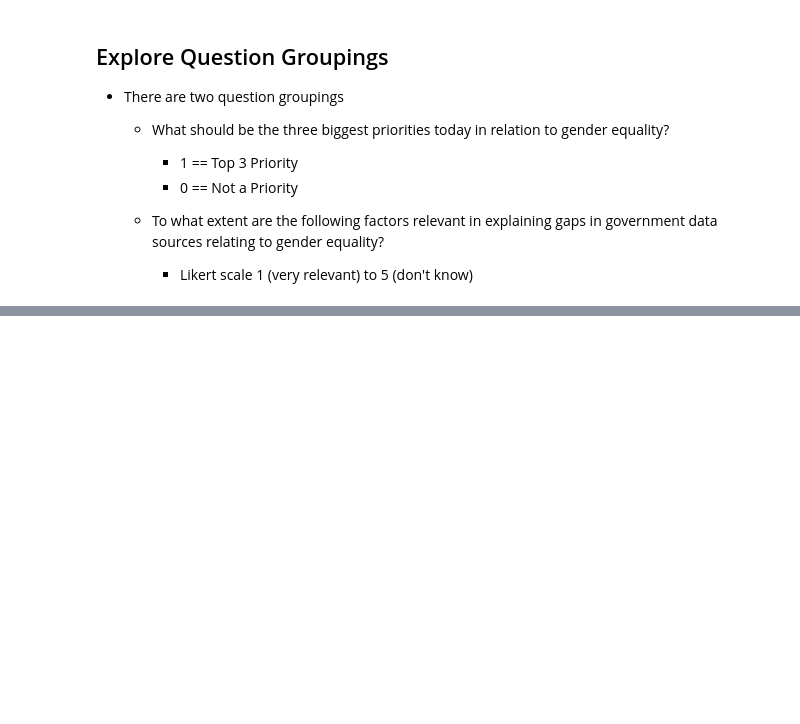
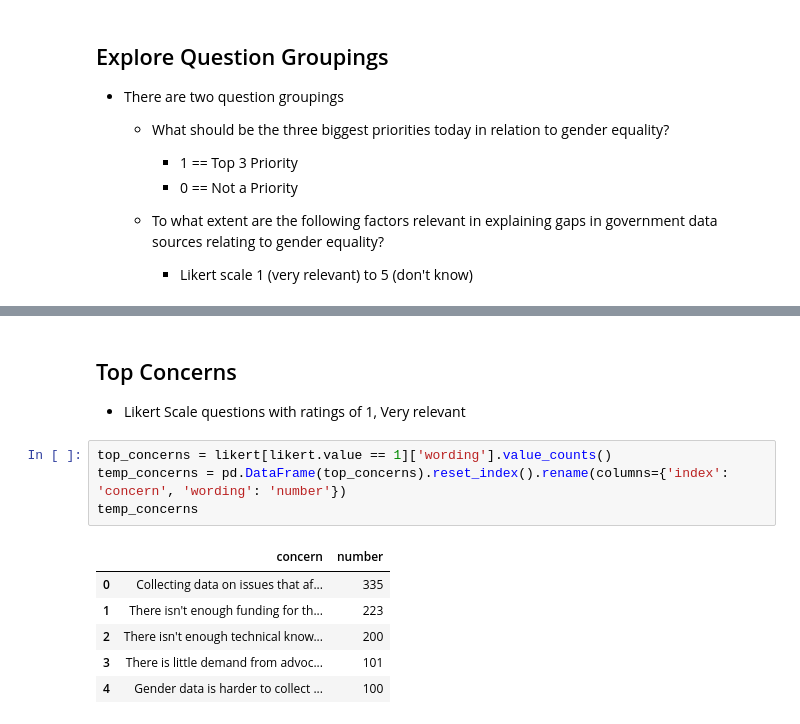
Before and after one commit to faithkane3/makeovermonday, a Jupyter notebook: visualizing_equality/first_look_equality.ipynb, the cells around one changed output, grey strips where cells are left out. Drawn from its saved outputs; the diff is of its cells as text; blank space fills up the shorter version.

```diff
--- a/visualizing_equality/first_look_equality.ipynb
+++ b/visualizing_equality/first_look_equality.ipynb
@@ -266,0 +277,15 @@ Name: wording, dtype: int64
+# %% [markdown]
+## Top Concerns
+
+- Likert Scale questions with ratings of 1, Very relevant
+# %%
+top_concerns = likert[likert.value == 1]['wording'].value_counts()
+temp_concerns = pd.DataFrame(top_concerns).reset_index().rename(columns={'index': 'concern', 'wording': 'number'})
+temp_concerns
+# %% [output]
+|  | concern | number |
+| 0 | Collecting data on issues that af... | 335 |
+| 1 | There isn't enough funding for th... | 223 |
+| 2 | There isn't enough technical know... | 200 |
+| 3 | There is little demand from advoc... | 101 |
+| 4 | Gender data is harder to collect ... | 100 |
```
Also changed, not shown: parts of 12 cells of this notebook, 1 other file.
